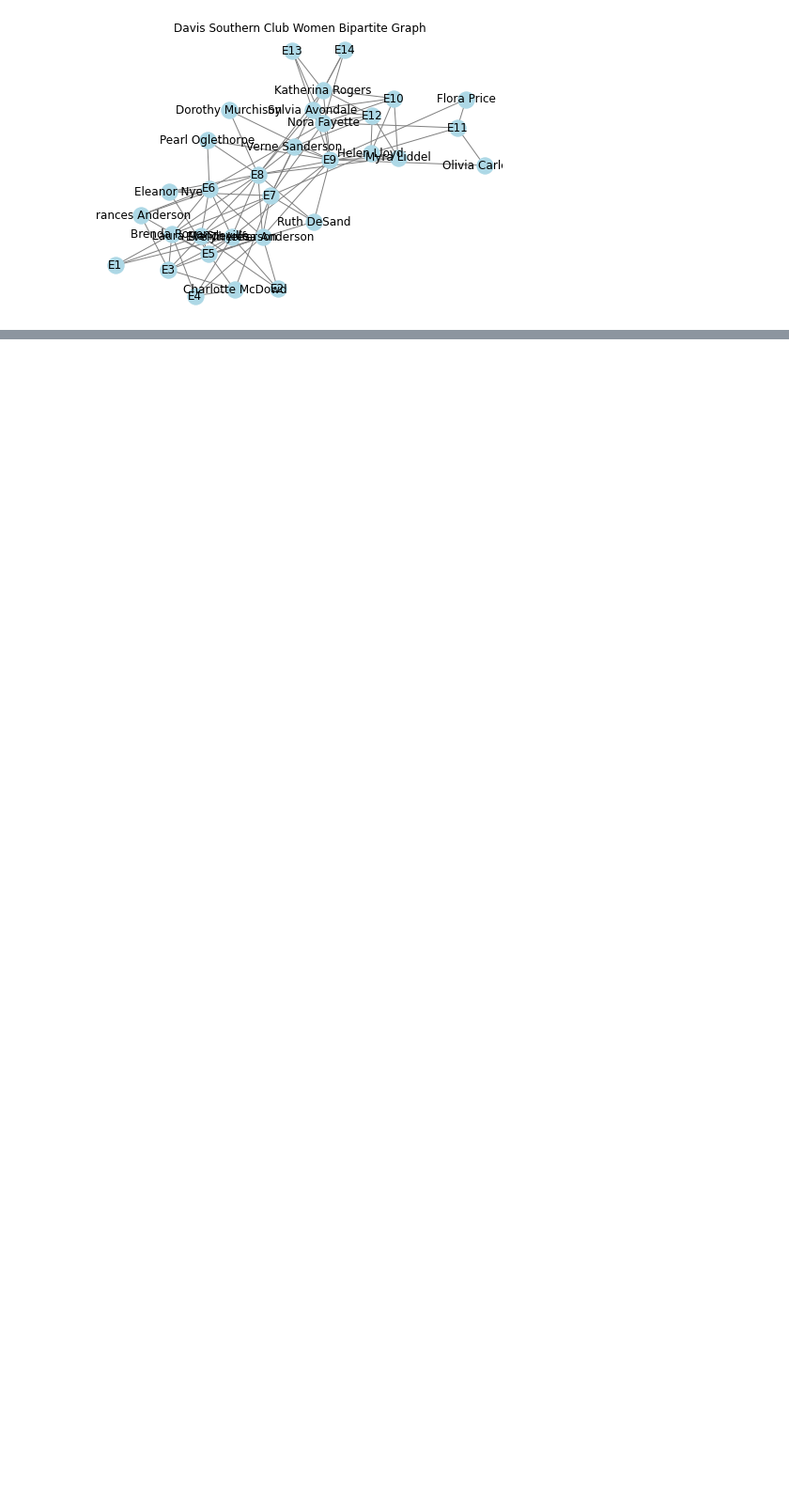
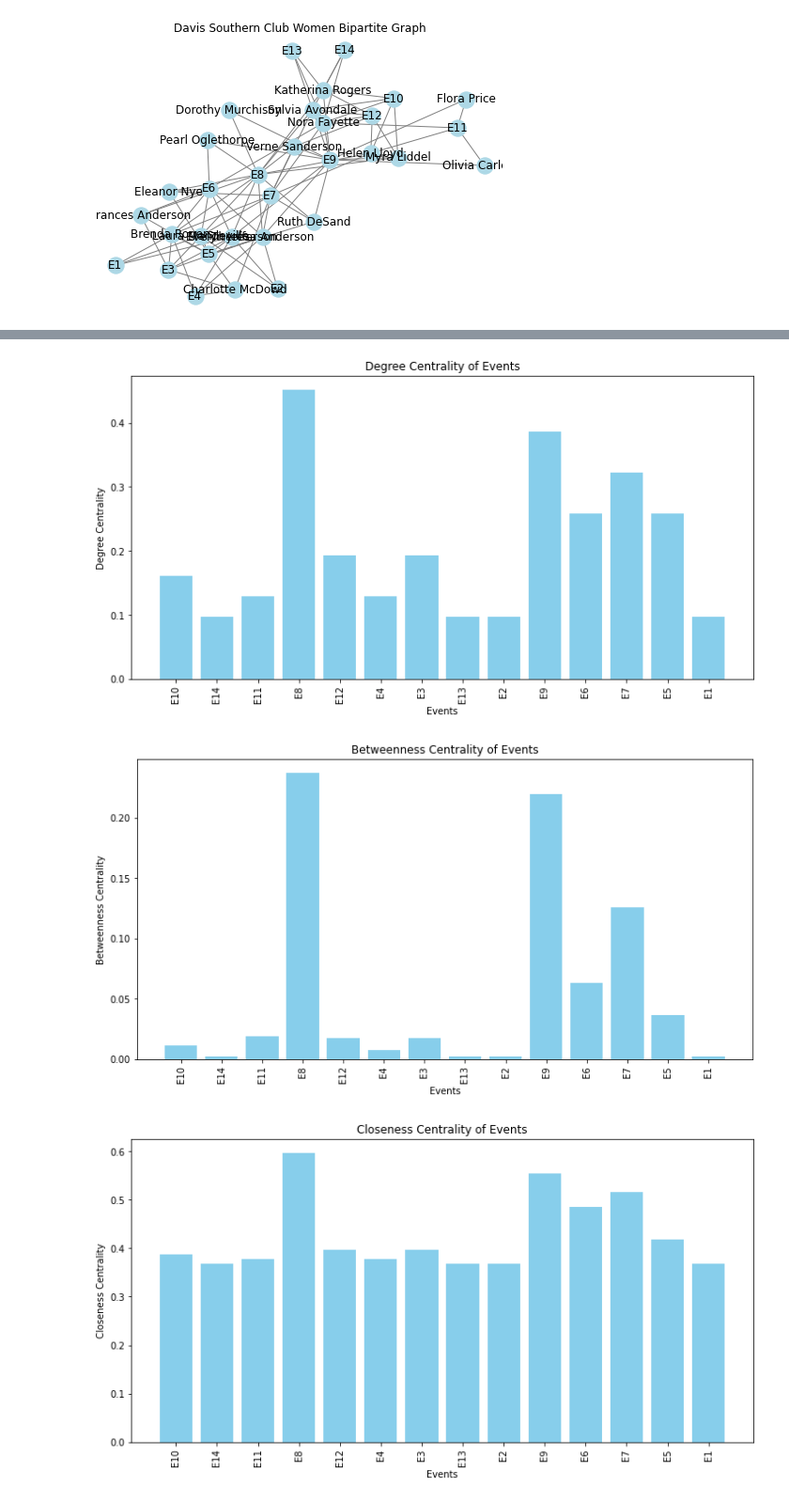
Before and after one commit to Amantux/Data-620, a Jupyter notebook: Week Three - Part 2 - Assignment Data Sets - Musty Data Sets/plot_davis_club.ipynb, the cells around one changed output, grey strips where cells are left out. Shown at 94% size. Cells and saved outputs as stored; diff of their text form; code cells hidden in the pictures; blank space fills up the shorter version.

Commit message:
Pushing Project 2 data

```diff
--- a/Week Three - Part 2 - Assignment Data Sets - Musty Data Sets/plot_davis_club.ipynb
+++ b/Week Three - Part 2 - Assignment Data Sets - Musty Data Sets/plot_davis_club.ipynb
@@ -130,0 +131,46 @@ plt.show()
+# %%
+#filter to just nodes
+women_nodes = {n for n, d in G.nodes(data=True) if d['bipartite'] == 0}
+event_nodes = set(G) - women_nodes
+
+#degree
+degree_centrality = nx.degree_centrality(G)
+event_degree_centrality = {n: degree_centrality[n] for n in event_nodes}
+
+#betweeness
+betweenness_centrality = nx.betweenness_centrality(G)
+event_betweenness_centrality = {n: betweenness_centrality[n] for n in event_nodes}
+
+#closeness
+closeness_centrality = nx.closeness_centrality(G)
+event_closeness_centrality = {n: closeness_centrality[n] for n in event_nodes}
+
+#Eigenvector
+eigenvector_centrality = nx.eigenvector_centrality_numpy(G)
+event_eigenvector_centrality = {n: eigenvector_centrality[n] for n in clubs}
+
+
+event_attendance = {event: len(list(G.neighbors(event))) for event in event_nodes}
+event_metrics = pd.DataFrame({
+    'Degree Centrality': event_degree_centrality,
+    'Betweenness Centrality': event_betweenness_centrality,
+    'Closeness Centrality': event_closeness_centrality,
+    'Eigenvector Centrality': event_eigenvector_centrality,
+    'Number of Unique Attendees': event_attendance,
+})
+# %%
+#Plot it
+metrics = ['Degree Centrality', 'Betweenness Centrality', 'Closeness Centrality','Eigenvector Centrality', 'Number of Unique Attendees']
+
+for metric in metrics:
+    plt.figure(figsize=(12, 6))
+    plt.bar(event_metrics.index, event_metrics[metric], color='skyblue')
+    plt.xlabel('Events')
+    plt.ylabel(metric)
+    plt.title(f'{metric} of Events')
+    plt.xticks(rotation=90)
+    plt.show()
+# %% [output]
+[figure, added]
+[figure, added]
+[figure, added]
```
Also changed, not shown: parts of 6 cells of this notebook, 1 other file.
